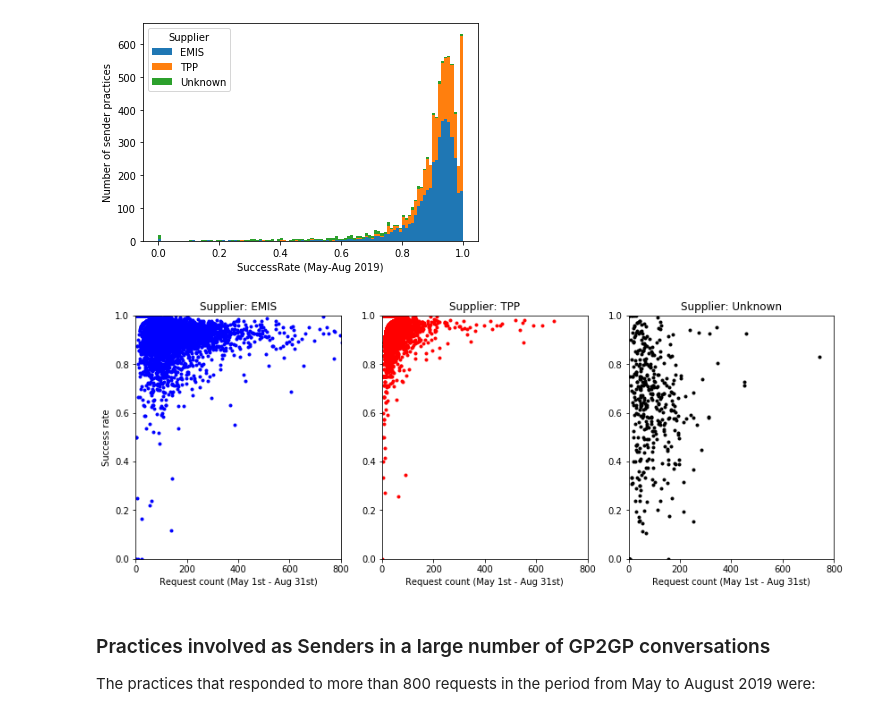
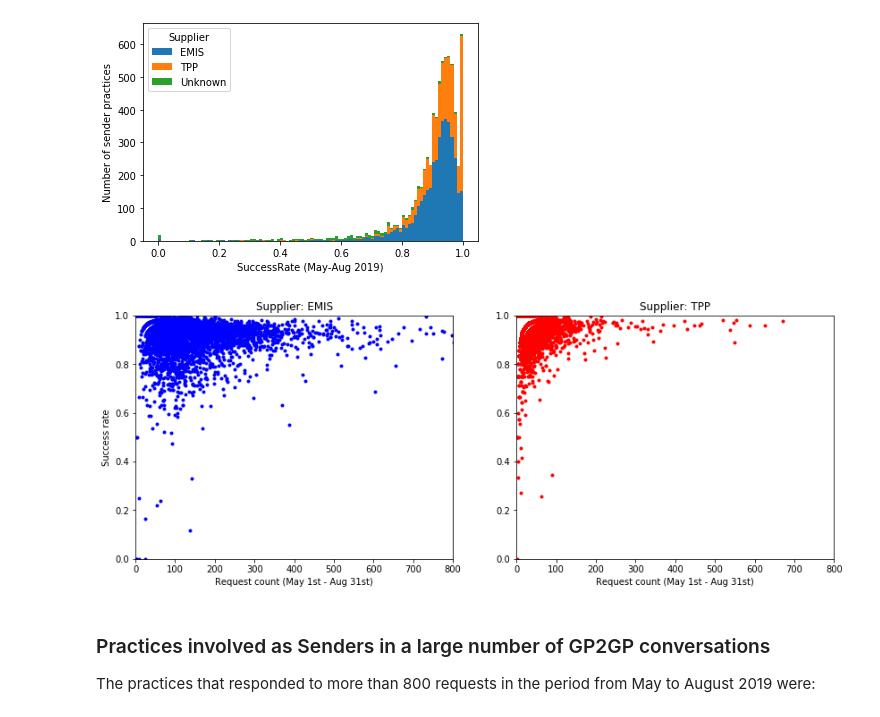
Before and after one commit to nhsconnect/prm-gp2gp-data-sandbox, a Jupyter notebook: notebooks/01-PRMT-365--GP2GP-transaction-and-failure-volume.ipynb, the cells around one changed output. Saved outputs shown, nothing was run; the diff lists cells and outputs as text; code cells hidden in the pictures.

```diff
--- a/notebooks/01-PRMT-365--GP2GP-transaction-and-failure-volume.ipynb
+++ b/notebooks/01-PRMT-365--GP2GP-transaction-and-failure-volume.ipynb
@@ -293,44 +269,32 @@ plt.ylabel("Number of sender practices");
 [figure]
 # %%
 plt.figure(figsize=(14,5))
-plt.subplot(1,3,1)
+plt.subplot(1,2,1)
 plt.plot(
     sender_view_aggregated_over_time.loc[select_supplier("EMIS")]["RequestCount"],
     sender_view_aggregated_over_time.loc[select_supplier("EMIS")]["SuccessRate"],
     "b.",
     linestyle=""
 );
 plt.ylabel("Success rate");
 plt.xlabel("Request count (May 1st - Aug 31st)");
 plt.ylim((0, 1));
-plt.xlim((0, 800))
-plt.title("Supplier: EMIS")
+plt.xlim((0, 800));
+plt.title("Supplier: EMIS");
 
-plt.subplot(1,3,2)
+plt.subplot(1,2,2)
 plt.plot(
     sender_view_aggregated_over_time.loc[select_supplier("TPP")]["RequestCount"],
     sender_view_aggregated_over_time.loc[select_supplier("TPP")]["SuccessRate"],
     "r.",
     linestyle=""
 );
 plt.xlabel("Request count (May 1st - Aug 31st)");
 plt.ylim((0, 1));
-plt.xlim((0, 800))
-plt.title("Supplier: TPP")
-
-plt.subplot(1,3,3)
-plt.plot(
-    sender_view_aggregated_over_time.loc[select_supplier("Unknown")]["RequestCount"],
-    sender_view_aggregated_over_time.loc[select_supplier("Unknown")]["SuccessRate"],
-    "k.",
-    linestyle=""
-);
-plt.ylim((0, 1));
-plt.xlim((0, 800))
-plt.xlabel("Request count (May 1st - Aug 31st)");
-plt.title("Supplier: Unknown");
+plt.xlim((0, 800));
+plt.title("Supplier: TPP");
 # %% [output]
-[figure, old version]
+[figure, new version]
 # %% [markdown]
 ### Practices involved as Senders in a large number of GP2GP conversations
 
```
Also changed, not shown: parts of 6 cells of this notebook.
